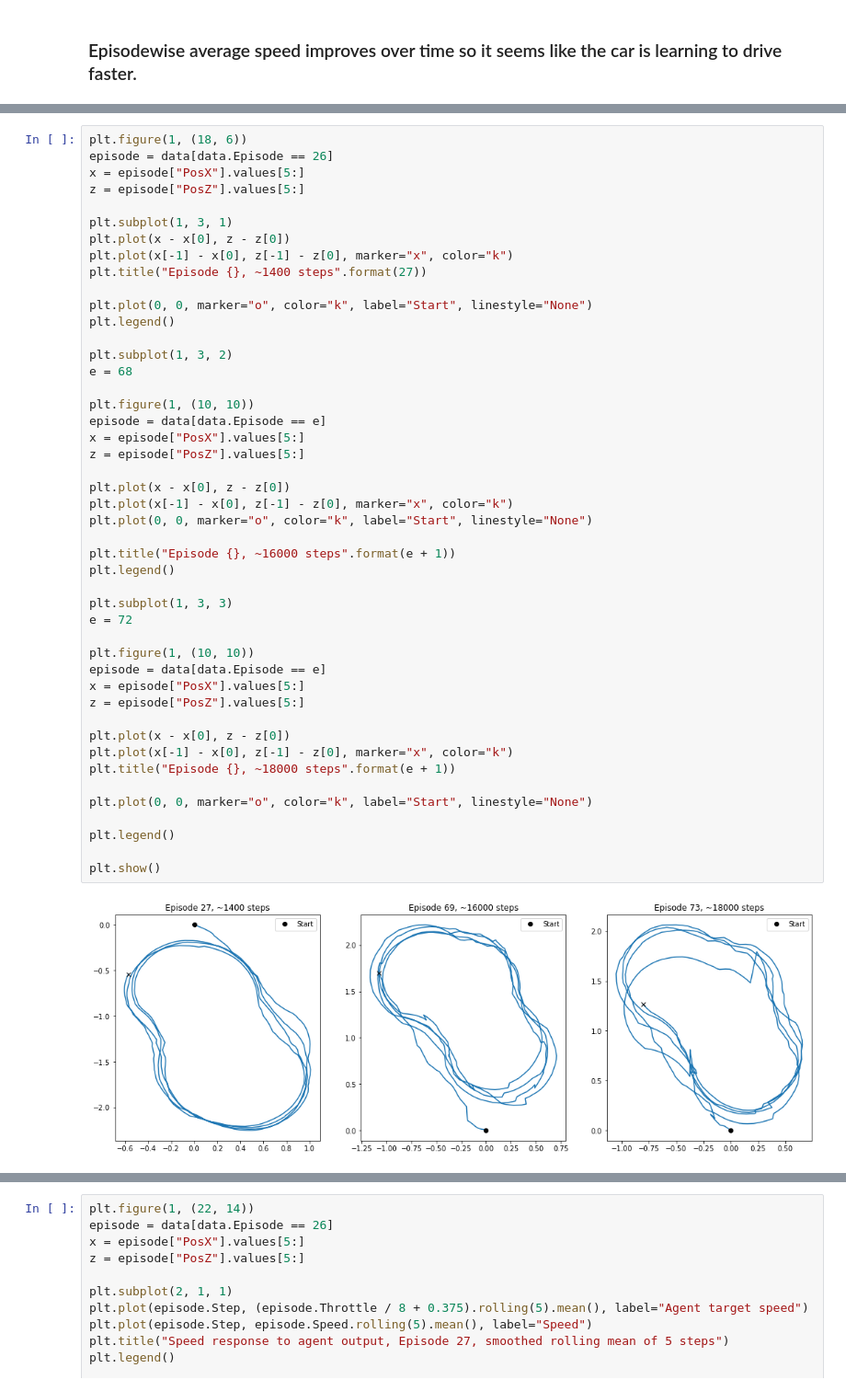
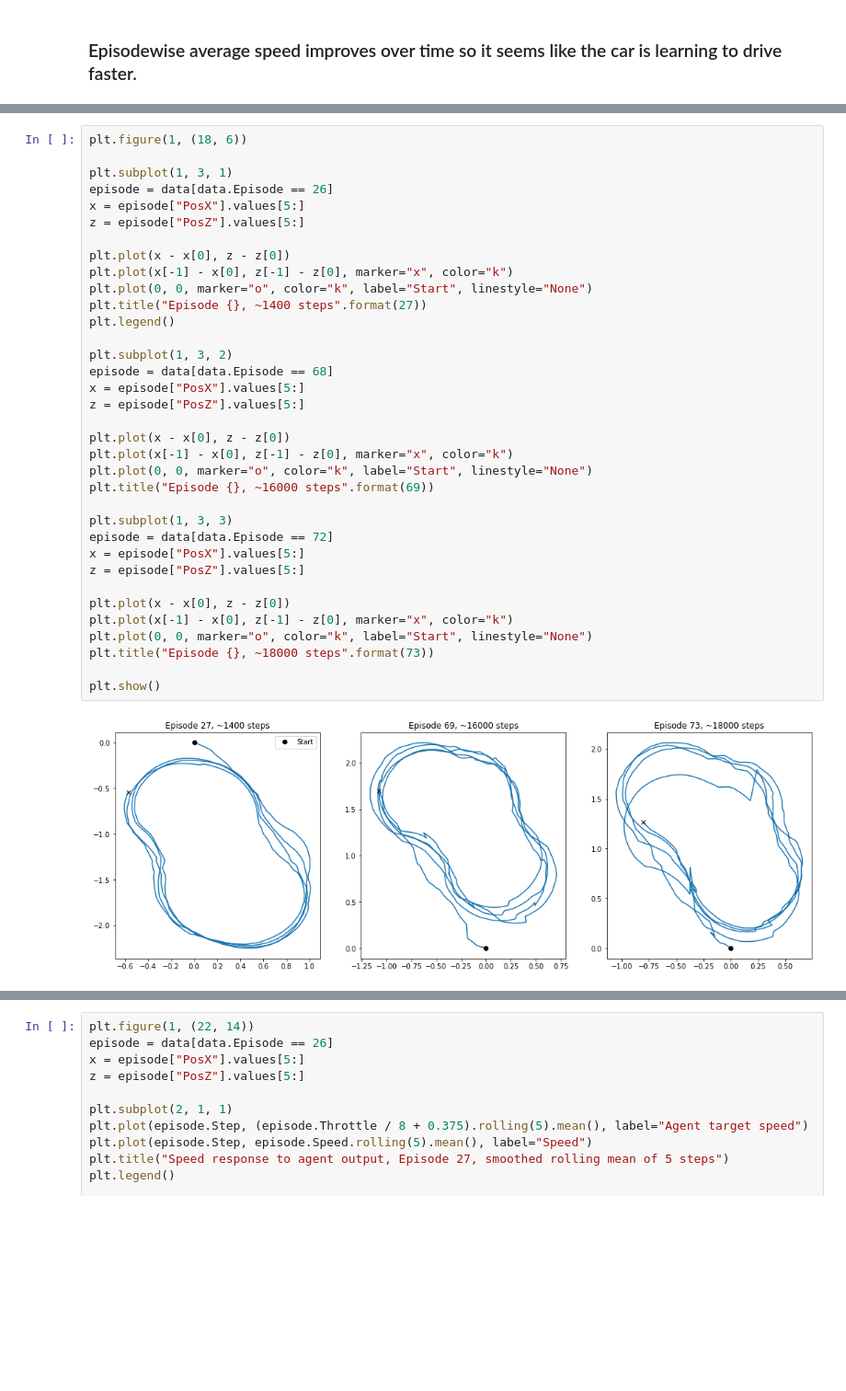
Before and after one commit to ari-viitala/RLDonkeyCar, a Jupyter notebook: analysis/Variable throttle.ipynb, the cells around one changed output, grey strips where cells are left out. Shown at 92% size. Cells and saved outputs as stored; diff of their text form; blank space fills up the shorter version.

```diff
--- a/analysis/Variable throttle.ipynb
+++ b/analysis/Variable throttle.ipynb
@@ -111,51 +110,40 @@ In the beginning the tracking is really smooth but after time there is more and
 # %%
 plt.figure(1, (18, 6))
-episode = data[data.Episode == 26]
-x = episode["PosX"].values[5:]
-z = episode["PosZ"].values[5:]
 
 plt.subplot(1, 3, 1)
-plt.plot(x - x[0], z - z[0])
-plt.plot(x[-1] - x[0], z[-1] - z[0], marker="x", color="k")
-plt.title("Episode {}, ~1400 steps".format(27))
-
-plt.plot(0, 0, marker="o", color="k", label="Start", linestyle="None")
-plt.legend()
-
-plt.subplot(1, 3, 2)
-e = 68
-
-plt.figure(1, (10, 10))
-episode = data[data.Episode == e]
+episode = data[data.Episode == 26]
 x = episode["PosX"].values[5:]
 z = episode["PosZ"].values[5:]
 
 plt.plot(x - x[0], z - z[0])
 plt.plot(x[-1] - x[0], z[-1] - z[0], marker="x", color="k")
 plt.plot(0, 0, marker="o", color="k", label="Start", linestyle="None")
-
-plt.title("Episode {}, ~16000 steps".format(e + 1))
+plt.title("Episode {}, ~1400 steps".format(27))
 plt.legend()
 
-plt.subplot(1, 3, 3)
-e = 72
-
-plt.figure(1, (10, 10))
-episode = data[data.Episode == e]
+plt.subplot(1, 3, 2)
+episode = data[data.Episode == 68]
 x = episode["PosX"].values[5:]
 z = episode["PosZ"].values[5:]
 
 plt.plot(x - x[0], z - z[0])
 plt.plot(x[-1] - x[0], z[-1] - z[0], marker="x", color="k")
-plt.title("Episode {}, ~18000 steps".format(e + 1))
+plt.plot(0, 0, marker="o", color="k", label="Start", linestyle="None")
+plt.title("Episode {}, ~16000 steps".format(69))
 
+plt.subplot(1, 3, 3)
+episode = data[data.Episode == 72]
+x = episode["PosX"].values[5:]
+z = episode["PosZ"].values[5:]
+
+plt.plot(x - x[0], z - z[0])
+plt.plot(x[-1] - x[0], z[-1] - z[0], marker="x", color="k")
 plt.plot(0, 0, marker="o", color="k", label="Start", linestyle="None")
-
-plt.legend()
+plt.title("Episode {}, ~18000 steps".format(73))
 
 plt.show()
 # %% [output]
-[figure, old version]
+[figure, new version]
 # %% [markdown]
 ### How the car respond to speed commands from the agent
 
```
Also changed, not shown: parts of 11 cells of this notebook.
